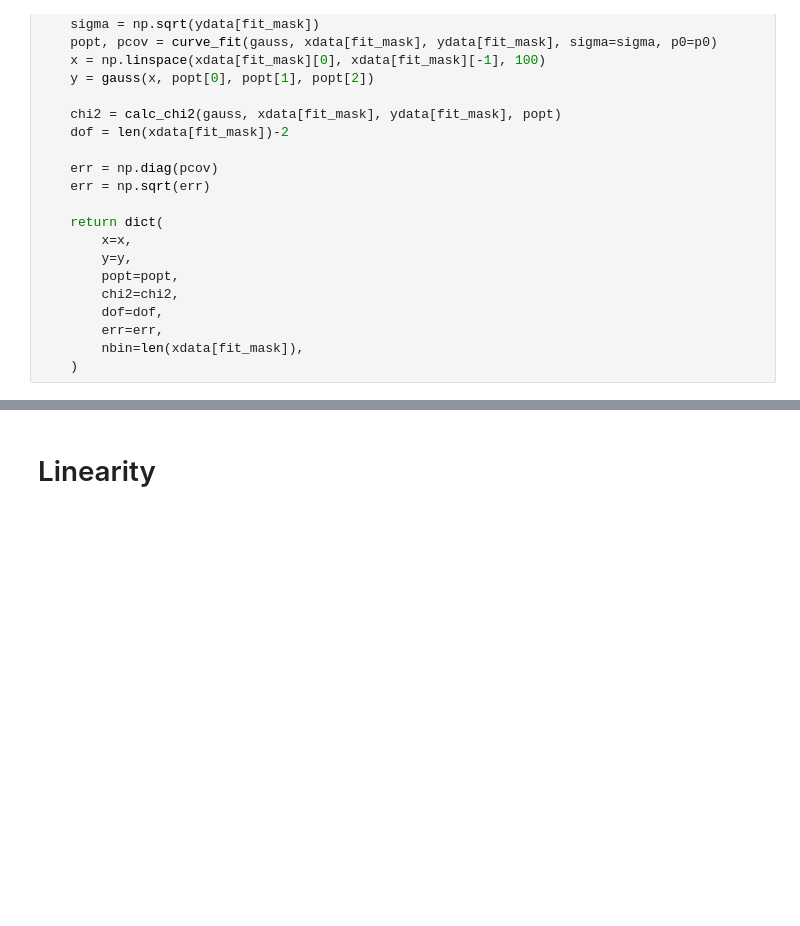
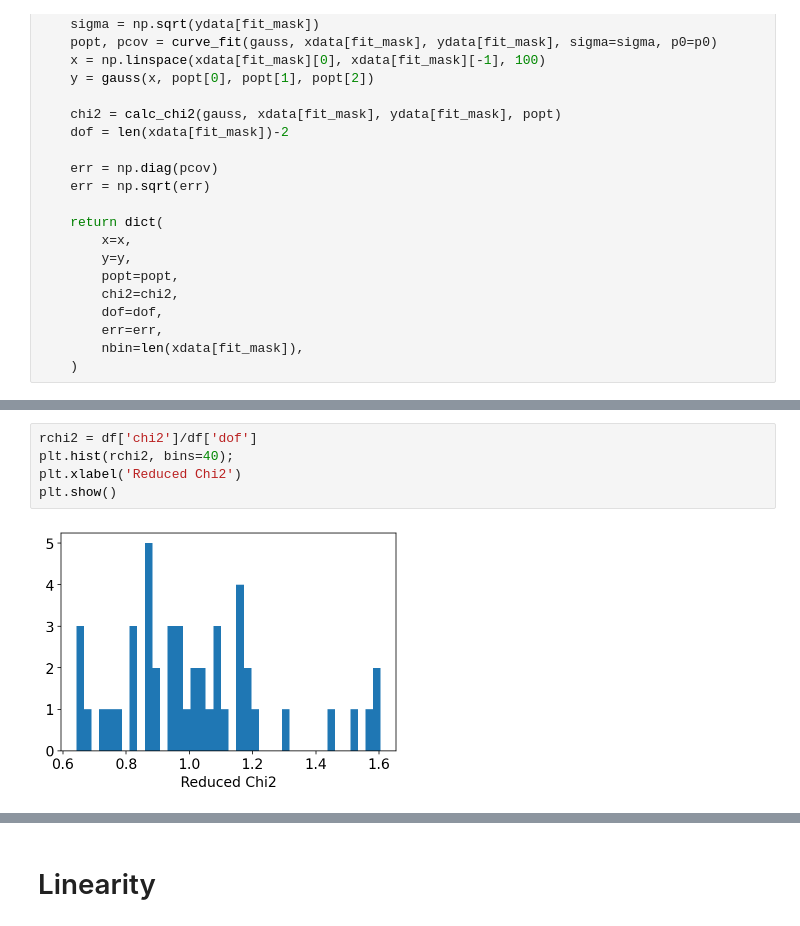
Before and after one commit to BNLIF/drop, a Jupyter notebook: analysis/led.ipynb, the cells around one changed output, grey strips where cells are left out. Drawn from its saved outputs; the diff is of its cells as text; blank space fills up the shorter version.

```diff
--- a/analysis/led.ipynb
+++ b/analysis/led.ipynb
@@ -620 +636,8 @@ plt.show()
+# %%
+rchi2 = df['chi2']/df['dof']
+plt.hist(rchi2, bins=40);
+plt.xlabel('Reduced Chi2')
+plt.show()
+# %% [output]
+[figure, added]
 # %%
```
Also changed, not shown: parts of 13 cells of this notebook.
